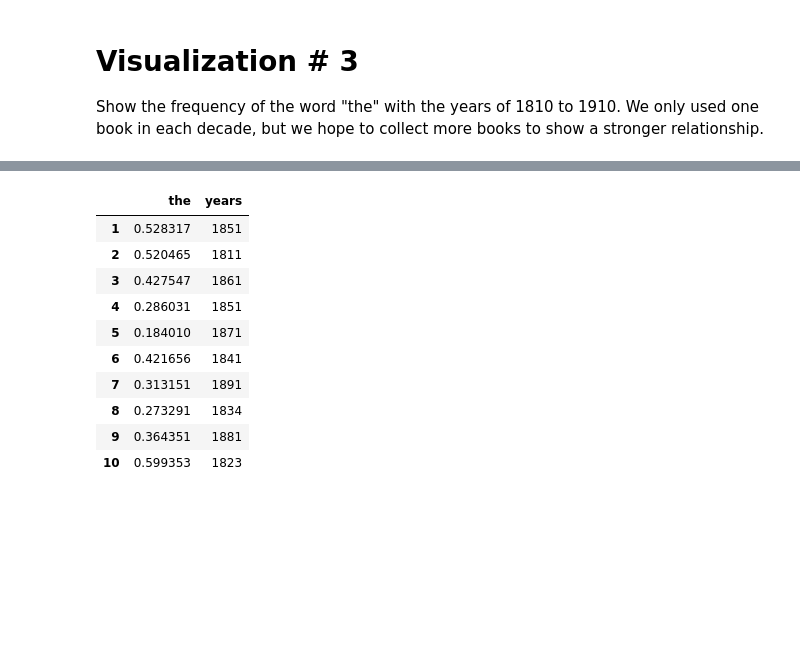
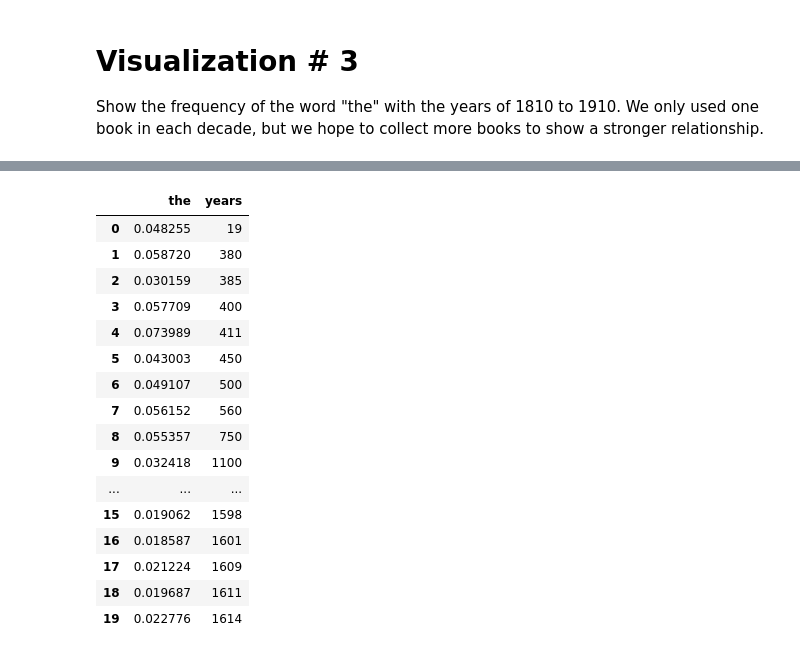
Before and after one commit to clararichter/authorship-identification, a Jupyter notebook: project_notebook.ipynb, the cells around one changed output, grey strips where cells are left out. Drawn from its saved outputs; the diff is of its cells as text; code cells hidden in the pictures; blank space fills up the shorter version.

```diff
--- a/project_notebook.ipynb
+++ b/project_notebook.ipynb
@@ -201,0 +157,31 @@ the_freq_df = pd.DataFrame({"years":years, "the":number_of_times_the}, index=[i
+# %%
+the_percentages = []
+years = []
+tknzr = TweetTokenizer()
+
+for index, row in combined.iterrows():
+        book_id = int(row['book_id'])
+        year = int(row['date'])
+        print(book_id, year)
+        if year > 1800:
+        try:
+            #urlretrieve( "http://www.gutenberg.org/files/{}/{}.txt".format(book_id, book_id), "Test_books/book{}.txt".format(book_id) )
+            #with urllib.request.urlopen("http://www.gutenberg.org/files/{}/{}.txt".format(book_id, book_id)) as response:
+            #file = response.read()
+            #print(type(file))
+            file = open("Test_books/book{}.txt".format(book_id),'r')
+
+            s = ""
+            for c in file:
+                s+=str(c)
+            fdist = nltk.FreqDist(tknzr.tokenize(s))
+            the_percentages.append(fdist["the"]/len(tknzr.tokenize(s)))
+            years.append(year)
+
+
+        except UnicodeDecodeError as e:
+            pass
+
+
+
+the_freq_df = pd.DataFrame({"years" : years, "the" : the_percentages})
@@ -202,17 +206,23 @@ the_freq_df = pd.DataFrame({"years":years, "the":number_of_times_the}, index=[i
 # %%
-the_freq_df
+the_freq_df.head(20)
 # %% [output]
 |  | the | years |
-| 1 | 0.528317 | 1851 |
-| 2 | 0.520465 | 1811 |
-| 3 | 0.427547 | 1861 |
-| 4 | 0.286031 | 1851 |
-| 5 | 0.184010 | 1871 |
-| 6 | 0.421656 | 1841 |
-| 7 | 0.313151 | 1891 |
-| 8 | 0.273291 | 1834 |
-| 9 | 0.364351 | 1881 |
-| 10 | 0.599353 | 1823 |
+| 0 | 0.048255 | 19 |
+| 1 | 0.058720 | 380 |
+| 2 | 0.030159 | 385 |
+| 3 | 0.057709 | 400 |
+| 4 | 0.073989 | 411 |
+| 5 | 0.043003 | 450 |
+| 6 | 0.049107 | 500 |
+| 7 | 0.056152 | 560 |
+| 8 | 0.055357 | 750 |
+| 9 | 0.032418 | 1100 |
+| ... | ... | ... |
+| 15 | 0.019062 | 1598 |
+| 16 | 0.018587 | 1601 |
+| 17 | 0.021224 | 1609 |
+| 18 | 0.019687 | 1611 |
+| 19 | 0.022776 | 1614 |
 # %%
 the_freq_df.plot.scatter(x="years", y="the",figsize=(18,16))
 # %% [output]
```
Also changed, not shown: parts of 6 cells of this notebook.
